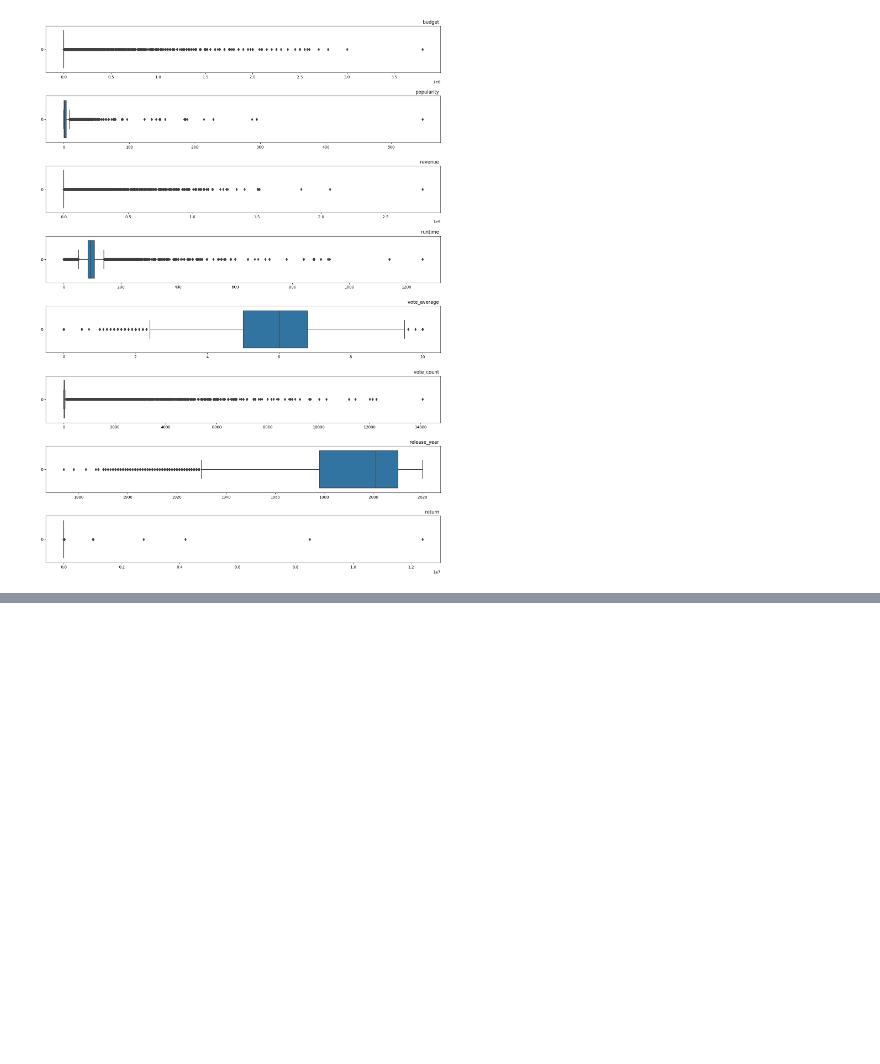
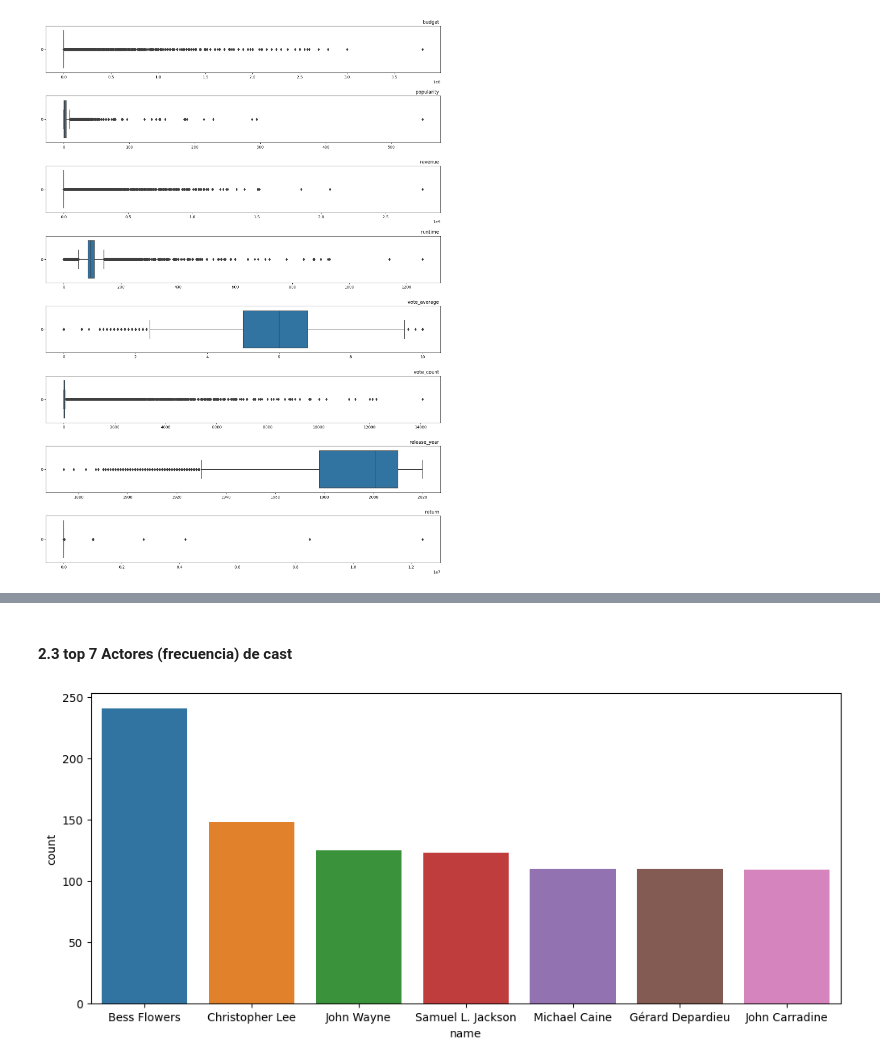
Before and after one commit to Pableren/Henry_proyectos, a Jupyter notebook: Eda.ipynb, the cells around one changed output, grey strips where cells are left out. Cells and saved outputs as stored; diff of their text form; code cells hidden in the pictures; blank space fills up the shorter version.

```diff
--- a/Eda.ipynb
+++ b/Eda.ipynb
@@ -86,0 +141,9 @@ df['genres'].isna().sum()
+# %% [markdown]
+#### 2.3 top 7 Actores (frecuencia) de cast
+# %%
+top_categories = df_cast['name'].value_counts().nlargest(7).index
+plt.figure(figsize=(12,5))
+sns.countplot(data=df_cast,x='name',order=top_categories)
+plt.show()
+# %% [output]
+[figure, added]
```
Also changed, not shown: parts of 36 cells of this notebook, 2 other files.
